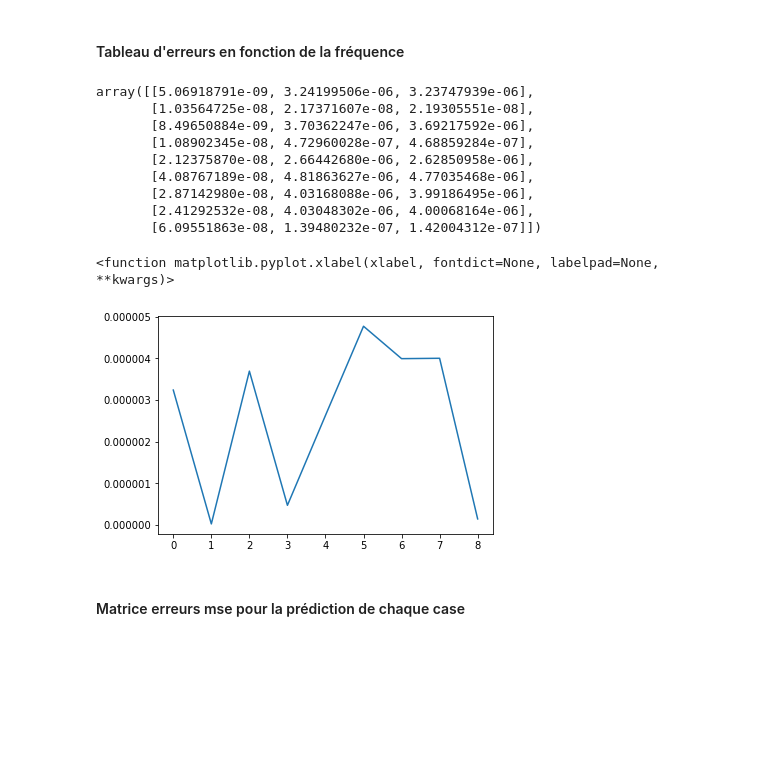
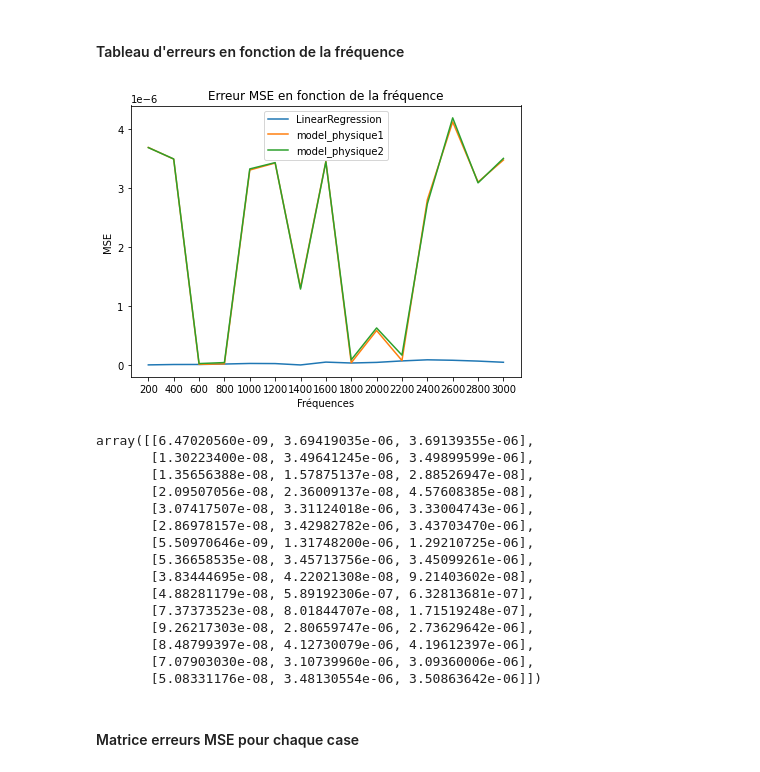
Before and after one commit to FZYUAN-1/pldac_interpolation, a Jupyter notebook: PROJET GPS 2.ipynb, the cells around one changed output. Saved outputs shown, nothing was run; the diff lists cells and outputs as text; code cells hidden in the pictures; blank space fills up the shorter version.

```diff
--- a/PROJET GPS 2.ipynb
+++ b/PROJET GPS 2.ipynb
@@ -15,7 +15,7 @@ import dataVisualization as dv
 ### Lecture du fichier
 # %%
 # Lecture du fichier csv : 1,000,000 premières lignes
-df = pd.read_csv("DataGpsDas.csv", nrows=1000000)
+df = pd.read_csv("../DataGpsDas.csv", nrows=1000000)
 # %% [markdown]
 ### Trie des données
 # %%
@@ -133,45 +107,27 @@ models[0].predict(traitement.l_Xtest[0]).shape
 # %% [markdown]
 #### Tableau d'erreurs en fonction de la fréquence
-# %%
-freq_train = [200*i for i in range(1,10)]
-freq_test = freq_train
-
-tab_mse = []
-
-for freq in freq_train:
-    #création des données d'apprentissage et de test pour la prédiction du prochain point (à partir de toutes nos données)
-    traitement = Eval.Traitement(df, attrs_x, labels, freq, freq, preprocessor)
-    traitement.set_data_train_test(train_size)
-
-    #Apprentissage des modèles et évaluation à partir de l'objet traitement
-    models[1].step_test = freq
-    models[2].freq = freq
-
-    evaluateur = Eval.Evaluation(models,traitement)
-    evaluateur.fit()
-
-    #Affichage des résultats
-    tab_mse.append(evaluateur.calculMse())
-
-tab_mse = np.array(tab_mse)
-# %%
-tab_mse
-# %% [output]
-array([[5.06918791e-09, 3.24199506e-06, 3.23747939e-06],
-       [1.03564725e-08, 2.17371607e-08, 2.19305551e-08],
-       [8.49650884e-09, 3.70362247e-06, 3.69217592e-06],
-       [1.08902345e-08, 4.72960028e-07, 4.68859284e-07],
-       [2.12375870e-08, 2.66442680e-06, 2.62850958e-06],
-       [4.08767189e-08, 4.81863627e-06, 4.77035468e-06],
-       [2.87142980e-08, 4.03168088e-06, 3.99186495e-06],
-       [2.41292532e-08, 4.03048302e-06, 4.00068164e-06],
-       [6.09551863e-08, 1.39480232e-07, 1.42004312e-07]])
-# %%
-plt.plot(tab_mse[:,2])
-#plt.plot(tab_mse[:,1])
-plt.xlabel
-# %% [output]
-<function matplotlib.pyplot.xlabel(xlabel, fontdict=None, labelpad=None, **kwargs)>
-[figure, removed]
+# %%
+nb_freq = 15
+freq_train = [200*i for i in range(1,nb_freq+1)]
+freq_test = freq_train
+
+evaluateur.tabMSEFreq(freq_train)
+# %% [output]
+[figure, added]
+array([[6.47020560e-09, 3.69419035e-06, 3.69139355e-06],
+       [1.30223400e-08, 3.49641245e-06, 3.49899599e-06],
+       [1.35656388e-08, 1.57875137e-08, 2.88526947e-08],
+       [2.09507056e-08, 2.36009137e-08, 4.57608385e-08],
+       [3.07417507e-08, 3.31124018e-06, 3.33004743e-06],
+       [2.86978157e-08, 3.42982782e-06, 3.43703470e-06],
+       [5.50970646e-09, 1.31748200e-06, 1.29210725e-06],
+       [5.36658535e-08, 3.45713756e-06, 3.45099261e-06],
+       [3.83444695e-08, 4.22021308e-08, 9.21403602e-08],
+       [4.88281179e-08, 5.89192306e-07, 6.32813681e-07],
+       [7.37373523e-08, 8.01844707e-08, 1.71519248e-07],
+       [9.26217303e-08, 2.80659747e-06, 2.73629642e-06],
+       [8.48799397e-08, 4.12730079e-06, 4.19612397e-06],
+       [7.07903030e-08, 3.10739960e-06, 3.09360006e-06],
+       [5.08331176e-08, 3.48130554e-06, 3.50863642e-06]])
 # %% [markdown]
-#### Matrice erreurs mse pour la prédiction de chaque case
+#### Matrice erreurs MSE pour chaque case
```
Also changed, not shown: parts of 10 cells of this notebook.
